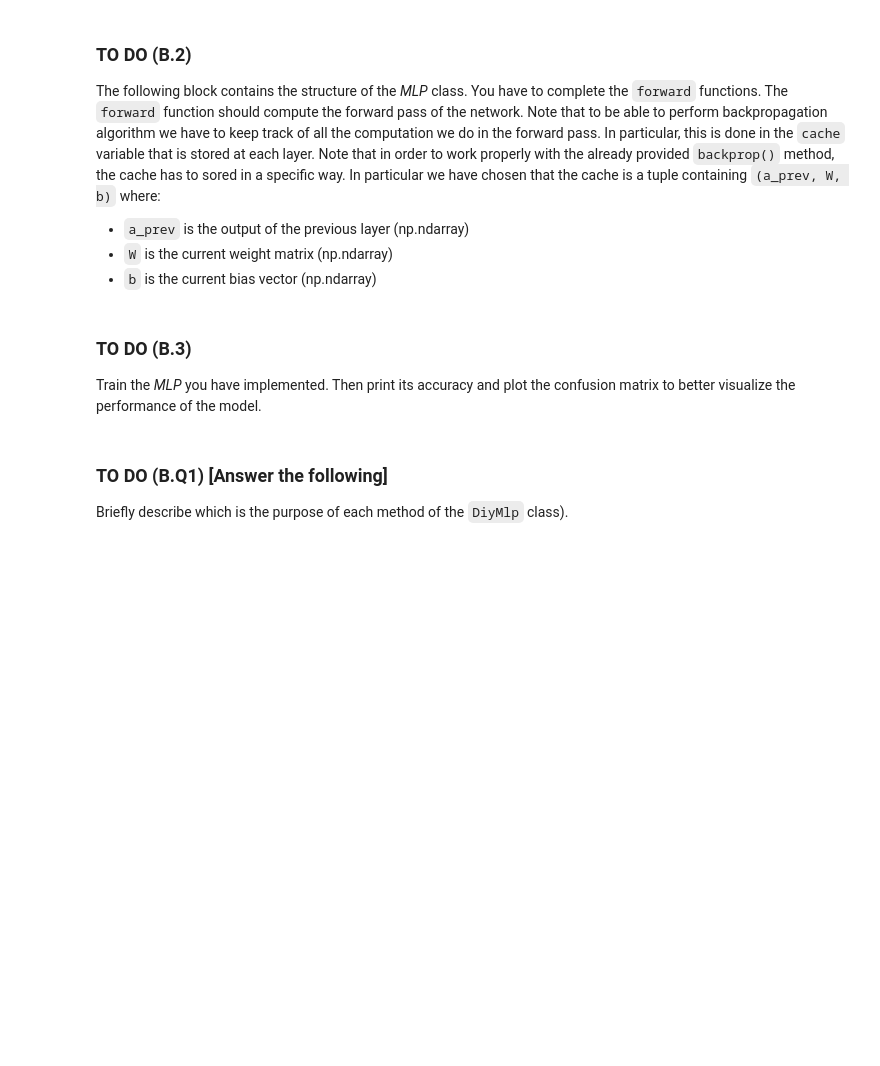
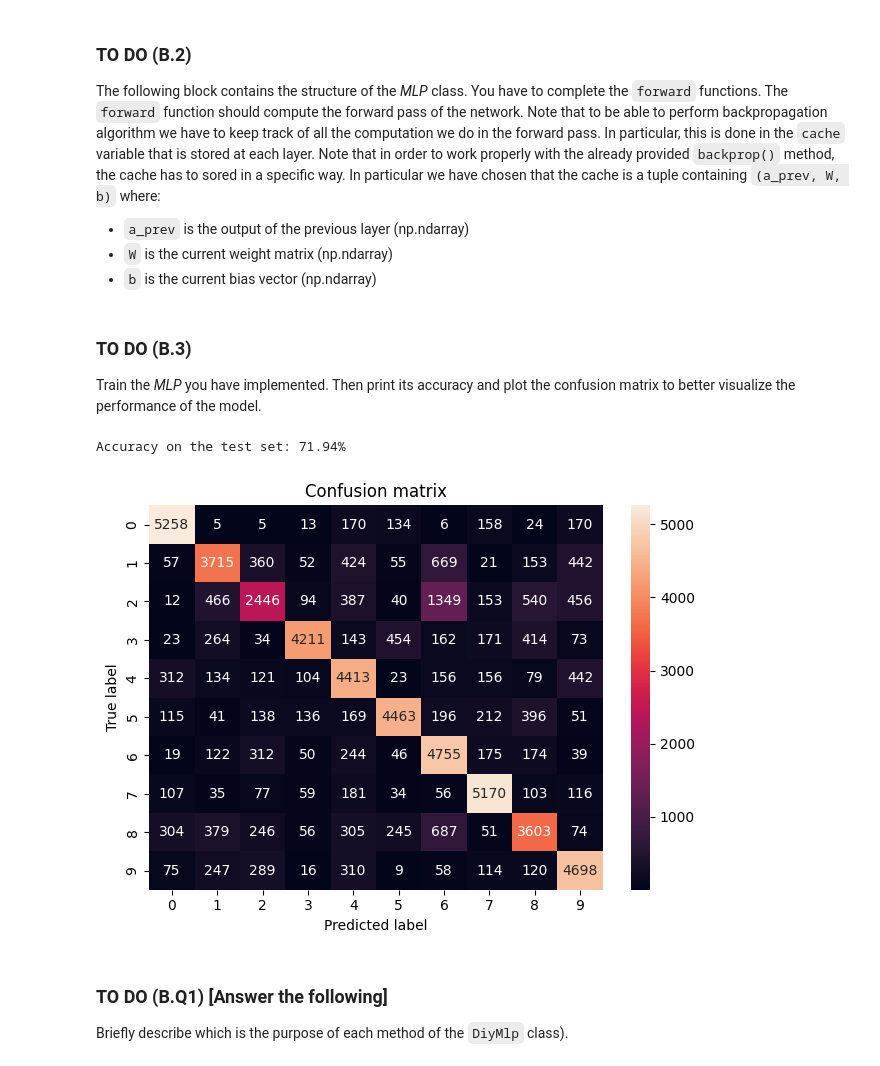
Before and after one commit to FedericoBraidi/MachineLearning, a Jupyter notebook: Hmwk4/Federico_Braidi_lab04.ipynb, the cells around one changed output. Cells and saved outputs as stored; diff of their text form; code cells hidden in the pictures; blank space fills up the shorter version.

```diff
--- a/Hmwk4/Federico_Braidi_lab04.ipynb
+++ b/Hmwk4/Federico_Braidi_lab04.ipynb
@@ -476,7 +477,7 @@ class Activation:
         """
 
         if self.name == 'relu':
-            return max(0,x)
+            return np.maximum(0,x)
         elif self.name == 'sigmoid':
             return (1/(1+(np.e**(-x))))
         else:
@@ -492,12 +493,10 @@ class Activation:
         """
 
         if self.name == 'relu':
-            der=0
-            if(x>0):
-                der = 1
+            der = np.where(x > 0, 1, 0)
             return der
         elif self.name == 'sigmoid':
-            return (np.e**(-x))/((1+(e**(-x)))**2)
+            return (np.e**(-x))/((1+(np.e**(-x)))**2)
         else:
             raise ValueError('Activation function not supported')
 # %% [markdown]
@@ -568,13 +567,14 @@ class DiyMlp:
             prev = cp(x) if l == 1 else out  # storing the input of the layer i.e. the output of the previous layer
 
             # Linear Hypothesis
-            z = None  # ADD YOUR CODE HERE (replace None)
+            z = np.dot(self.params[f"W{l}"],prev) + self.params[f"b{l}"]
 
             # Storing the linear cache for backpropagation = (a_prev, W, b)
-            linear_cache = None  # ADD YOUR CODE HERE (replace None)
+            linear_cache = (prev, self.params[f"W{l}"], self.params[f"b{l}"])
 
             # Applying the activation function on linear hypothesis
-            out, activation_cache = None  # ADD YOUR CODE HERE (replace None)
+            out = self.params[f"activation{l}"](z)
+            activation_cache = z
 
             # storing both the linear and activation cache
             caches.append((linear_cache, activation_cache))
@@ -719,10 +707,30 @@ Train the *MLP* you have implemented. Then print its accuracy and plot the confu
+# %%
+
+# Define MLP object
+mlp = DiyMlp(layers=[784, 40, 10], learning_rate=0.02)
+
+# Train the MLP
+epochs = 1000  # Choose the number of epochs
+mlp.train(x_train, y_train, epochs=epochs)
+
+# Compute predictions
+predictions = mlp.predict(x_test)
+
+# Compute accuracy on the test set
+accuracy = np.mean(predictions == y_test) * 100.0
+
+# Print the accuracy
+print(f"Accuracy on the test set: {accuracy:.2f}%")
+# %% [output]
+Accuracy on the test set: 71.94%
 # %%
 # Compute the confusion matrix
-# ADD YOUR CODE HERE
+conf_matrix = confusion_matrix(y_test, predictions)
 
 # Plot the confusion matrix
-# Suggestions: use the plot_conf_matrix function
-# ADD YOUR CODE HERE
+plot_conf_matrix(conf_matrix=conf_matrix)
+# %% [output]
+[figure, added]
 # %% [markdown]
 ### TO DO (B.Q1) [Answer the following]
 
```
Also changed, not shown: parts of 3 cells of this notebook.
